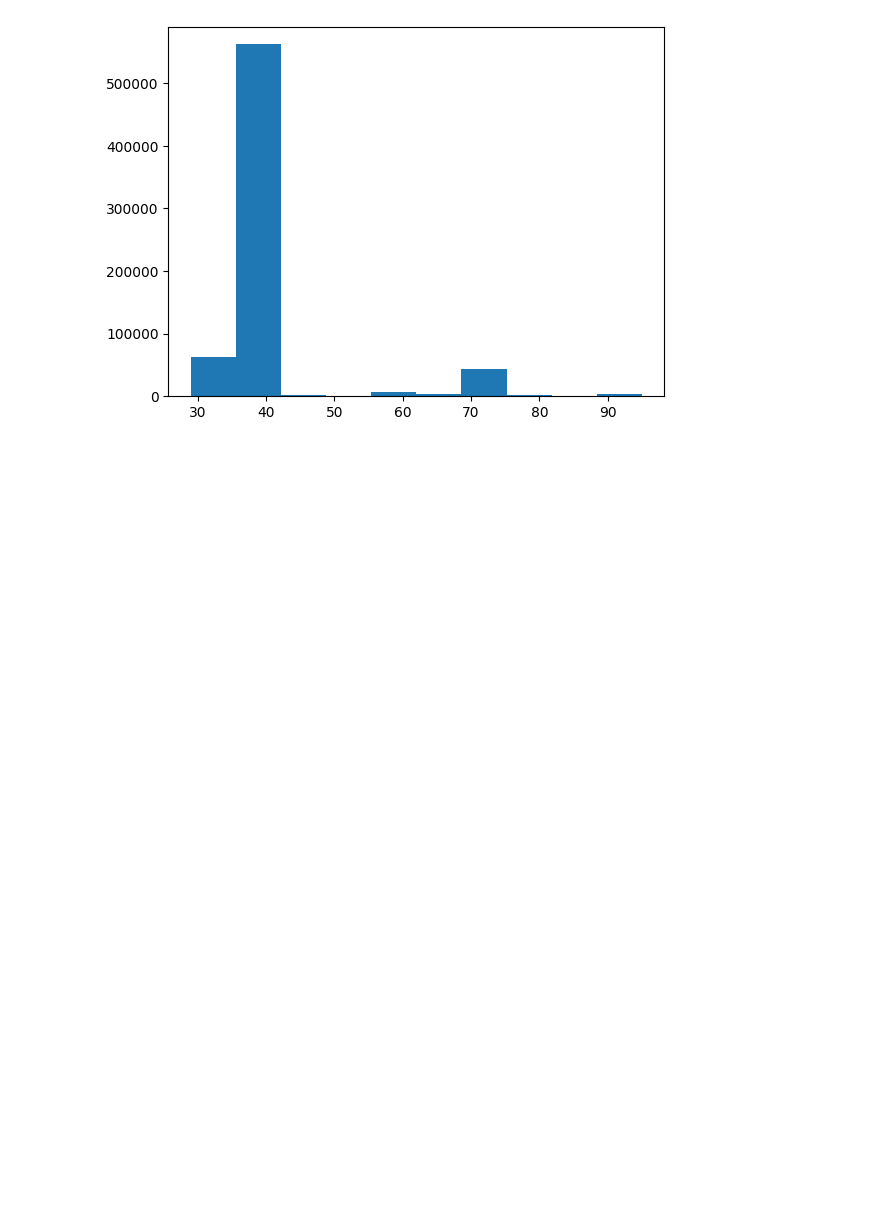
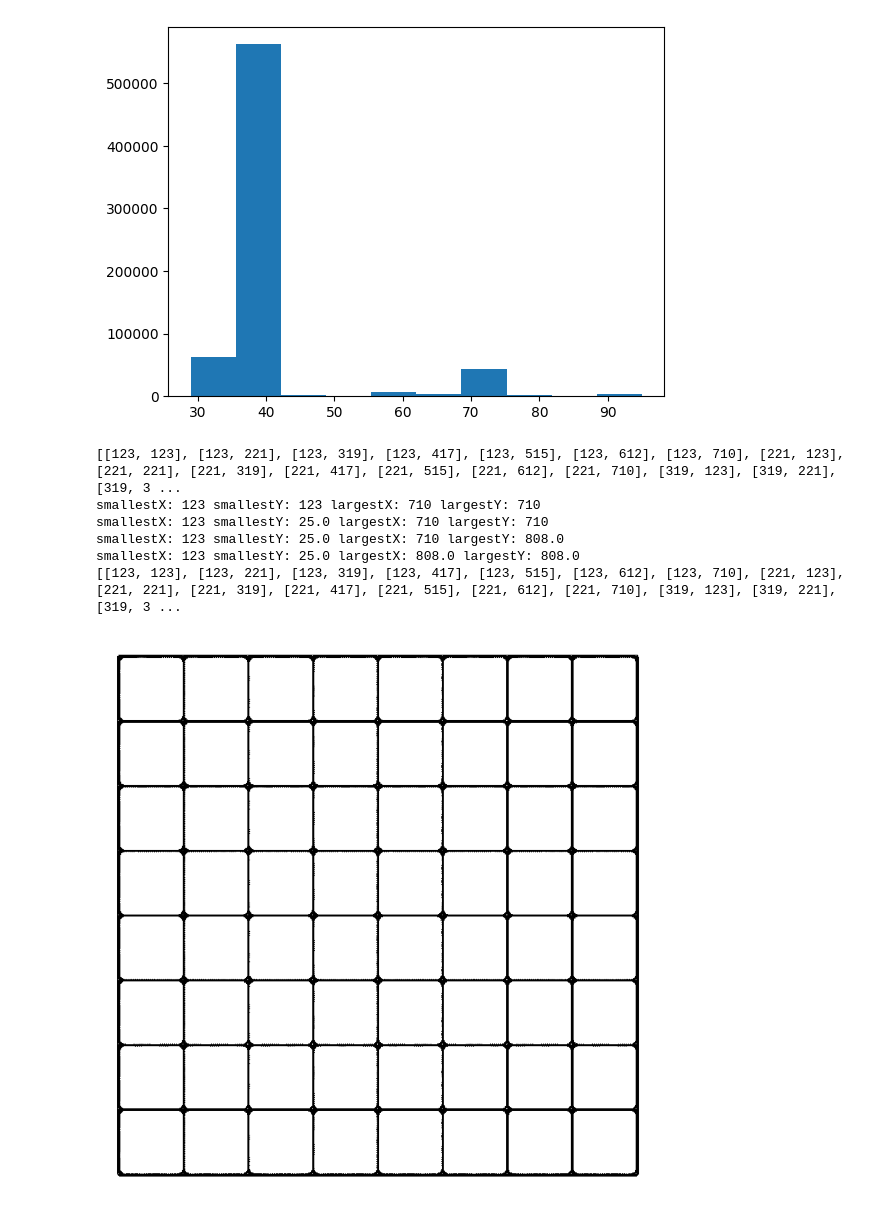
Before and after one commit to cubeow/Block-Blast-Data-Analyst, a Jupyter notebook: blockBlastPictureTaker.ipynb, the cells around one changed output. Drawn from its saved outputs; the diff is of its cells as text; code cells hidden in the pictures; blank space fills up the shorter version.

Commit message:
Added code to extend to the corner sides

```diff
--- a/blockBlastPictureTaker.ipynb
+++ b/blockBlastPictureTaker.ipynb
@@ -47,6 +47,7 @@ for i in range(rows):
             else:
                 imgBoard[i, j] = 255
 corners = []
+distances = []
 for i in range(25, rows-50):
     for j in range(25, cols-50):
         passesTest = True
@@ -66,6 +67,7 @@ for i in range(25, rows-50):
                         passesSecondTest = False
                         break
                 if passesSecondTest:
+                    distances.append(math.sqrt((corners[0][0] - i)**2 + (corners[0][1] - j)**2))
                     corners.append([i, j])
             else:
                 corners.append([i, j])
@@ -84,3 +86,62 @@ rows: 830, columns: 827
 [[123, 123], [123, 221], [123, 319], [123, 417], [123, 515], [123, 612], [123, 710], [221, 123], [221, 221], [221, 319], [221, 417], [221, 515], [221, 612], [221, 710], [319, 123], [319, 221], [319, 3 ...
 [figure]
 [figure]
+# %%
+def duplicateRow(input, axis, direction, distance):
+    smallestX = 10000
+    for i in input:
+        if i[0] < smallestX:
+            smallestX = i[0]
+    smallestY = 10000
+    for i in input:
+        if i[1] < smallestY:
+            smallestY = i[1]
+    largestX = 0
+    for i in input:
+        if i[0] > largestX:
+            largestX = i[0]
+    largestY = 0
+    for i in input:
+        if i[1] > largestY:
+            largestY = i[1]
+    print(f"smallestX: {smallestX} smallestY: {smallestY} largestX: {largestX} largestY: {largestY}")
+    littleDudes = []
+    if axis == "x" and direction == 1:
+        for i in input:
+            if abs(i[0] - largestX) < 5:
+                littleDudes.append([i[0] + distance, i[1]])
+    if axis == "x" and direction == -1:
+        for i in input:
+            if abs(i[0] - smallestX) < 5:
+                littleDudes.append([i[0] - distance, i[1]])
+    if axis == "y" and direction == 1:
+        for i in input:
+            if abs(i[1] - largestY) < 5:
+                littleDudes.append([i[0], i[1] + distance])
+    if axis == "y" and direction == -1:
+        for i in input:
+            if abs(i[1] - smallestY) < 5:
+                littleDudes.append([i[0], i[1] - distance])
+    for i in littleDudes:
+        input.append(i)
+    return input
+print(corners)
+output = []
+output = duplicateRow(corners.copy(), "y", -1, min(distances))
+output = duplicateRow(output.copy(), "y", 1, min(distances))
+output = duplicateRow(output.copy(), "x", 1, min(distances))
+output = duplicateRow(output.copy(), "x", -1, min(distances))
+
+print(output)
+for i in output:
+    imgBoard[int(i[1]), int(i[0])] = 255
+cv2.imwrite("temp/imgBoard2.png", imgBoard)
+display("temp/imgBoard2.png")
+# %% [output]
+[[123, 123], [123, 221], [123, 319], [123, 417], [123, 515], [123, 612], [123, 710], [221, 123], [221, 221], [221, 319], [221, 417], [221, 515], [221, 612], [221, 710], [319, 123], [319, 221], [319, 3 ...
+smallestX: 123 smallestY: 123 largestX: 710 largestY: 710
+smallestX: 123 smallestY: 25.0 largestX: 710 largestY: 710
+smallestX: 123 smallestY: 25.0 largestX: 710 largestY: 808.0
+smallestX: 123 smallestY: 25.0 largestX: 808.0 largestY: 808.0
+[[123, 123], [123, 221], [123, 319], [123, 417], [123, 515], [123, 612], [123, 710], [221, 123], [221, 221], [221, 319], [221, 417], [221, 515], [221, 612], [221, 710], [319, 123], [319, 221], [319, 3 ...
+[figure, added]
```
